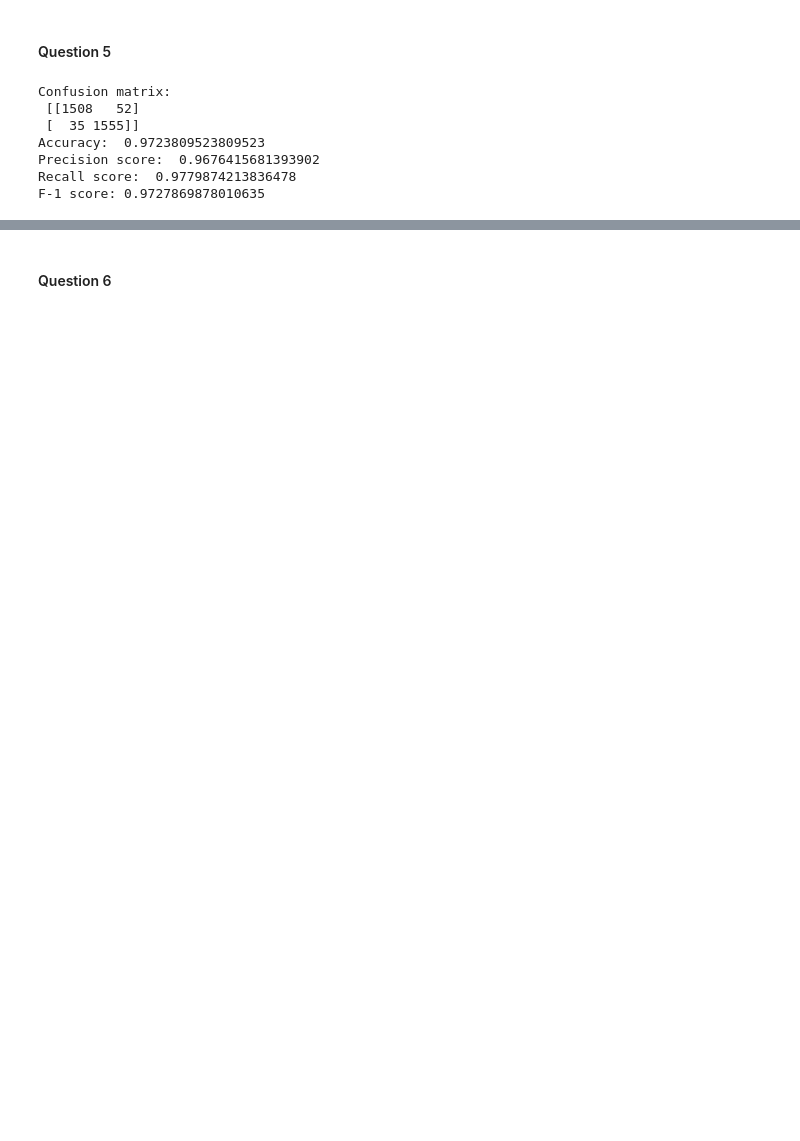
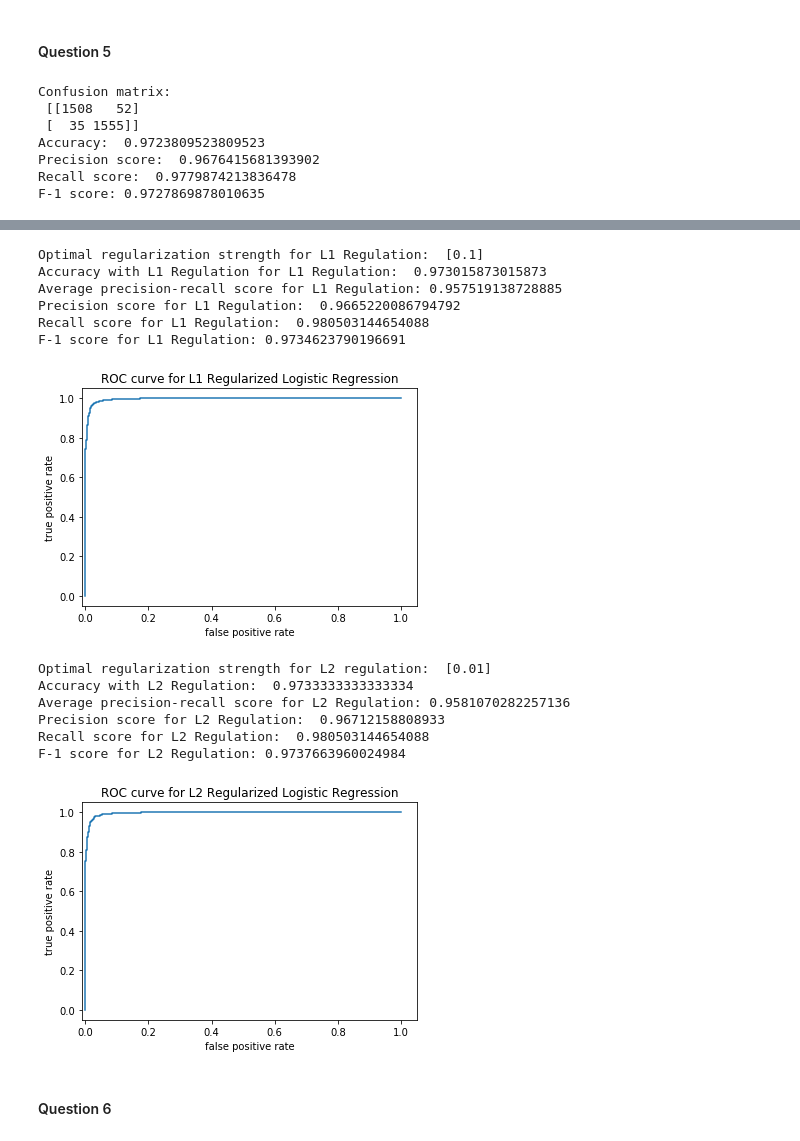
Before and after one commit to 219Winter2019adjz/test, a Jupyter notebook: proj1.ipynb, the cells around one changed output, grey strips where cells are left out. Drawn from its saved outputs; the diff is of its cells as text; code cells hidden in the pictures; blank space fills up the shorter version.

```diff
--- a/proj1.ipynb
+++ b/proj1.ipynb
@@ -320,3 +320,80 @@ plt.show()
+# %%
+from sklearn.linear_model import LogisticRegressionCV
+
+# Define training and testing data sets
+X_train = X_lsi_train_reduced
+y_train = twenty_train_binary_labels
+
+X_test = X_lsi_test_reduced
+y_test = twenty_test_binary_labels
+
+# Define regularization strength values here
+REG_STRENGTH_OPTIONS = [0.001, 0.01, 0.1, 1, 10, 100, 1000]
+
+# Determine regulation strength for L1 regulation
+clf_L1 = LogisticRegressionCV(random_state=42, Cs=REG_STRENGTH_OPTIONS, cv=5, penalty='l1', scoring='accuracy', solver = 'liblinear').fit(X_train, y_train)
+l1_reg_strength = 1/clf_L1.C_ # Regulization strength is inverse of optimal Cs
+predicted_L1 = clf_L1.predict(X_test)
+
+# Display L1 Stats
+print('Optimal regularization strength for L1 Regulation: ', l1_reg_strength)
+print('Accuracy with L1 Regulation for L1 Regulation: ', clf_L1.score(X_test, y_test))
+print('Average precision-recall score for L1 Regulation:', average_precision_score(y_test, predicted_L1))
+print('Precision score for L1 Regulation: ', precision_score(y_test, predicted_L1))
+print('Recall score for L1 Regulation: ', recall_score(y_test, predicted_L1))
+print('F-1 score for L1 Regulation:', f1_score(y_test, predicted_L1))
+
+# L1 ROC Curve
+score_L1 = clf_L1.decision_function(X_test)
+fpr, tpr, thresholds = roc_curve(y_test, score_L1)
+
+plt.figure()
+plt.plot(fpr, tpr)
+plt.title('ROC curve for L1 Regularized Logistic Regression')
+plt.xlabel('false positive rate')
+plt.ylabel('true positive rate')
+plt.xlim(left=-0.01)
+plt.show()
+
+# Determine regulation strength for L2 regulation
+clf_L2 = LogisticRegressionCV(random_state=42, Cs=REG_STRENGTH_OPTIONS, cv=5, penalty='l2', scoring='accuracy', solver = 'liblinear').fit(X_train, y_train)
+L2_reg_strength = 1/clf_L2.C_ # Regulization strength is inverse of optimal Cs
+predicted_L2 = clf_L2.predict(X_test)
+
+# Display L2 Stats
+print('\nOptimal regularization strength for L2 regulation: ', L2_reg_strength)
+print('Accuracy with L2 Regulation: ', clf_L2.score(X_test, y_test))
+print('Average precision-recall score for L2 Regulation:', average_precision_score(y_test, predicted_L2))
+print('Precision score for L2 Regulation: ', precision_score(y_test, predicted_L2))
+print('Recall score for L2 Regulation: ', recall_score(y_test, predicted_L2))
+print('F-1 score for L2 Regulation:', f1_score(y_test, predicted_L2))
+
+# L2 ROC Curve
+score_L2 = clf_L2.decision_function(X_test)
+fpr, tpr, thresholds = roc_curve(y_test, score_L2)
+
+plt.figure()
+plt.plot(fpr, tpr)
+plt.title('ROC curve for L2 Regularized Logistic Regression')
+plt.xlabel('false positive rate')
+plt.ylabel('true positive rate')
+plt.xlim(left=-0.01)
+plt.show()
+# %% [output]
+Optimal regularization strength for L1 Regulation:  [0.1]
+Accuracy with L1 Regulation for L1 Regulation:  0.973015873015873
+Average precision-recall score for L1 Regulation: 0.957519138728885
+Precision score for L1 Regulation:  0.9665220086794792
+Recall score for L1 Regulation:  0.980503144654088
+F-1 score for L1 Regulation: 0.9734623790196691
+[figure, added]
+Optimal regularization strength for L2 regulation:  [0.01]
+Accuracy with L2 Regulation:  0.9733333333333334
+Average precision-recall score for L2 Regulation: 0.9581070282257136
+Precision score for L2 Regulation:  0.96712158808933
+Recall score for L2 Regulation:  0.980503144654088
+F-1 score for L2 Regulation: 0.9737663960024984
+[figure, added]
 # %% [markdown]
 #### Question 6
 # %%
```
Also changed, not shown: parts of 9 cells of this notebook.
